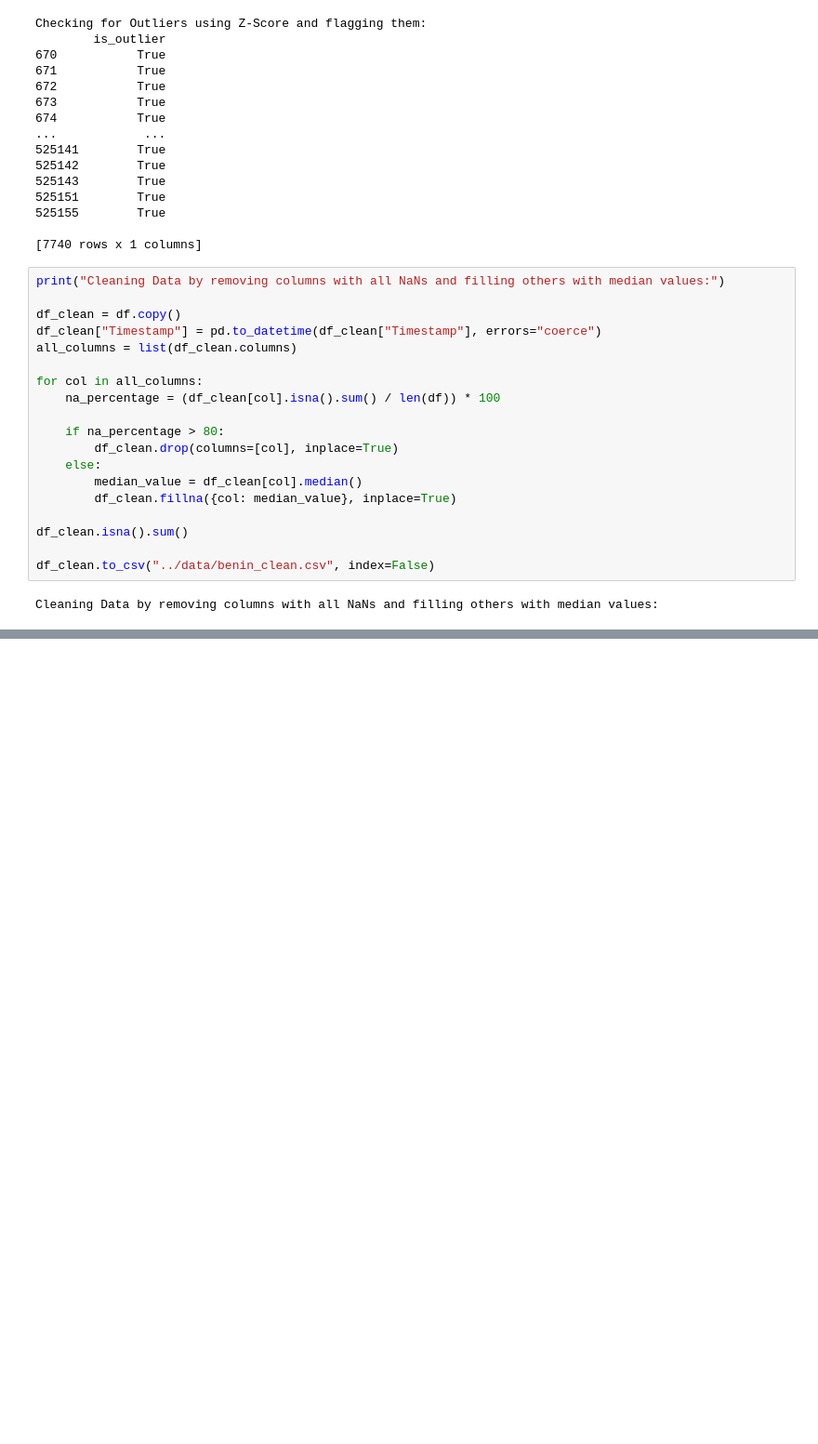
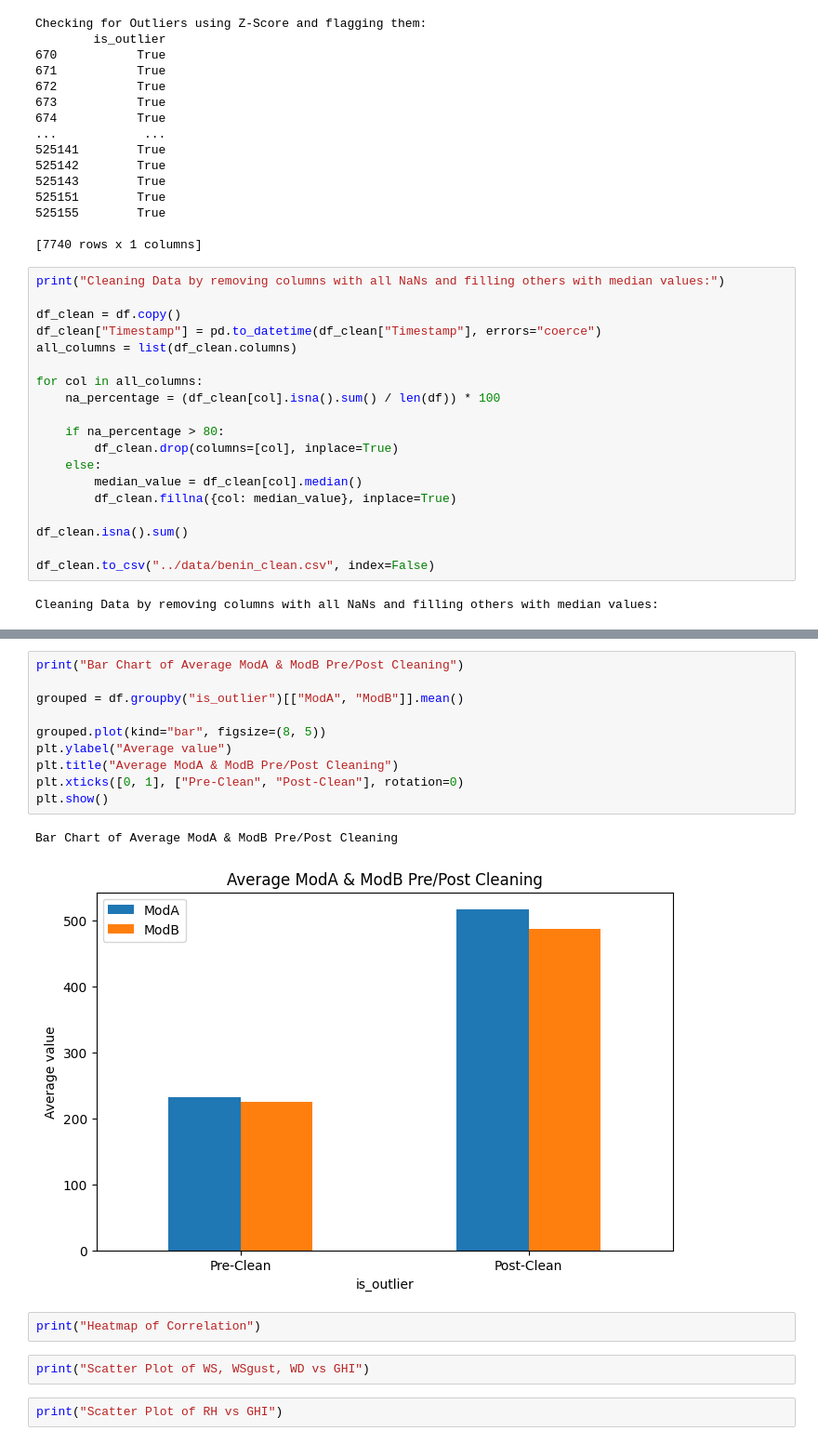
Before and after one commit to Elshaday97/solar-challenge-week0, a Jupyter notebook: notebooks/benin_eda.ipynb, the cells around one changed output, grey strips where cells are left out. Shown: that part at 93% size. Drawn from its saved outputs; the diff is of its cells as text; blank space fills up the shorter version.

```diff
--- a/notebooks/benin_eda.ipynb
+++ b/notebooks/benin_eda.ipynb
@@ -83,0 +85,19 @@ Line Chart of GHI, DNI, DHI, Tamb over Time
+# %%
+print("Bar Chart of Average ModA & ModB Pre/Post Cleaning")
+
+grouped = df.groupby("is_outlier")[["ModA", "ModB"]].mean()
+
+grouped.plot(kind="bar", figsize=(8, 5))
+plt.ylabel("Average value")
+plt.title("Average ModA & ModB Pre/Post Cleaning")
+plt.xticks([0, 1], ["Pre-Clean", "Post-Clean"], rotation=0)
+plt.show()
+# %% [output]
+Bar Chart of Average ModA & ModB Pre/Post Cleaning
+[figure, added]
+# %%
+print("Heatmap of Correlation")
+# %%
+print("Scatter Plot of WS, WSgust, WD vs GHI")
+# %%
+print("Scatter Plot of RH vs GHI")
```
Also changed, not shown: parts of 1 cell of this notebook, 2 other files.
